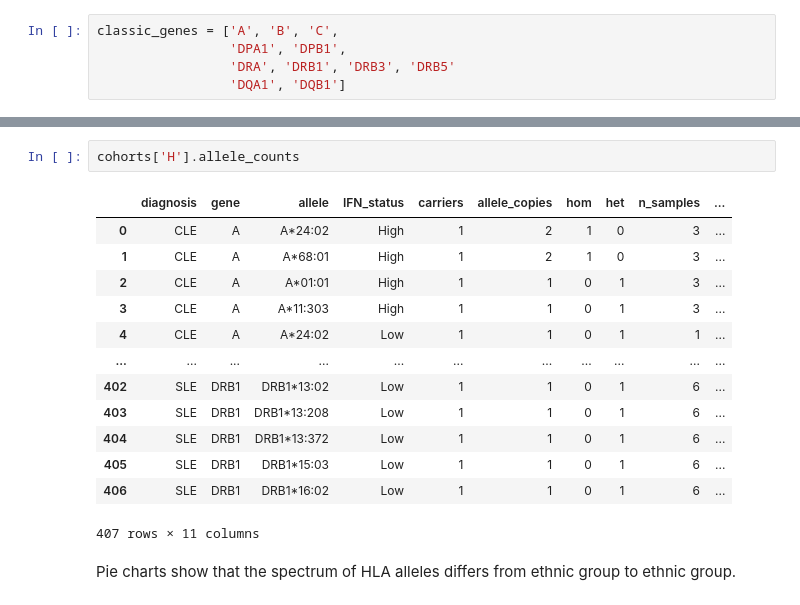
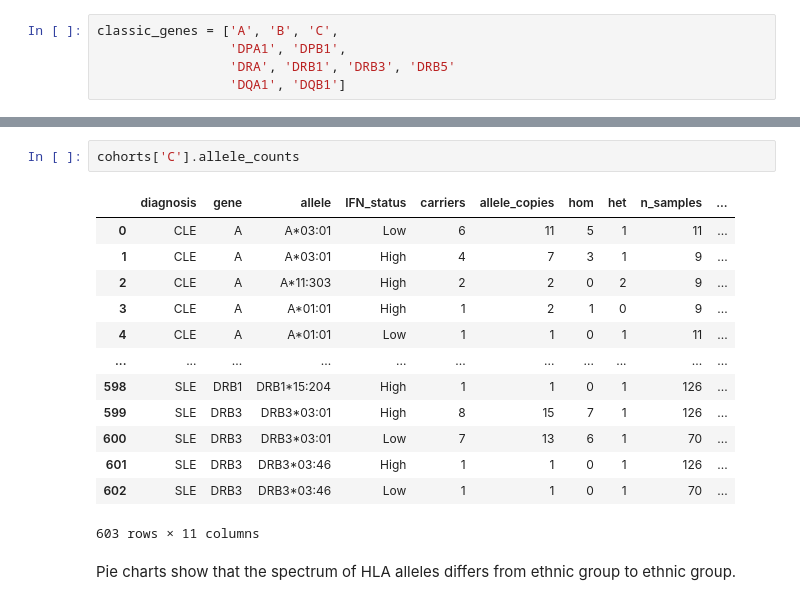
Before and after one commit to a-senkovenko/SKO-1, a Jupyter notebook: notebooks/hla_analysis.ipynb, the cells around one changed output, grey strips where cells are left out. Saved outputs shown, nothing was run; the diff lists cells and outputs as text.

```diff
--- a/notebooks/hla_analysis.ipynb
+++ b/notebooks/hla_analysis.ipynb
@@ -184,21 +184,21 @@ PROCESSING H-SAMPLES FOR FISHER TEST
 57 alleles were skipped due to low carrier count (< 3):
 A*03:01, A*11:303, A*30:02, A*33:01, A*68:01, A*24:02, A*24:459, A*30:163, B*07:02, B*08:282, B*14:01, B*14:79N, B*50:01, B*55:01, B*44:419, B*51:01, B*52:01, B*57:03, C*07:746N, C*02:02, C*02:10, C*0 ...
 # %%
-cohorts['H'].allele_counts
+cohorts['C'].allele_counts
 # %% [output]
 |  | diagnosis | gene | allele | IFN_status | carriers | allele_copies | hom | het | n_samples | ... |
-| 0 | CLE | A | A*24:02 | High | 1 | 2 | 1 | 0 | 3 | ... |
-| 1 | CLE | A | A*68:01 | High | 1 | 2 | 1 | 0 | 3 | ... |
-| 2 | CLE | A | A*01:01 | High | 1 | 1 | 0 | 1 | 3 | ... |
-| 3 | CLE | A | A*11:303 | High | 1 | 1 | 0 | 1 | 3 | ... |
-| 4 | CLE | A | A*24:02 | Low | 1 | 1 | 0 | 1 | 1 | ... |
+| 0 | CLE | A | A*03:01 | Low | 6 | 11 | 5 | 1 | 11 | ... |
+| 1 | CLE | A | A*03:01 | High | 4 | 7 | 3 | 1 | 9 | ... |
+| 2 | CLE | A | A*11:303 | High | 2 | 2 | 0 | 2 | 9 | ... |
+| 3 | CLE | A | A*01:01 | High | 1 | 2 | 1 | 0 | 9 | ... |
+| 4 | CLE | A | A*01:01 | Low | 1 | 1 | 0 | 1 | 11 | ... |
 | ... | ... | ... | ... | ... | ... | ... | ... | ... | ... | ... |
-| 402 | SLE | DRB1 | DRB1*13:02 | Low | 1 | 1 | 0 | 1 | 6 | ... |
-| 403 | SLE | DRB1 | DRB1*13:208 | Low | 1 | 1 | 0 | 1 | 6 | ... |
-| 404 | SLE | DRB1 | DRB1*13:372 | Low | 1 | 1 | 0 | 1 | 6 | ... |
-| 405 | SLE | DRB1 | DRB1*15:03 | Low | 1 | 1 | 0 | 1 | 6 | ... |
-| 406 | SLE | DRB1 | DRB1*16:02 | Low | 1 | 1 | 0 | 1 | 6 | ... |
+| 598 | SLE | DRB1 | DRB1*15:204 | High | 1 | 1 | 0 | 1 | 126 | ... |
+| 599 | SLE | DRB3 | DRB3*03:01 | High | 8 | 15 | 7 | 1 | 126 | ... |
+| 600 | SLE | DRB3 | DRB3*03:01 | Low | 7 | 13 | 6 | 1 | 70 | ... |
+| 601 | SLE | DRB3 | DRB3*03:46 | High | 1 | 1 | 0 | 1 | 126 | ... |
+| 602 | SLE | DRB3 | DRB3*03:46 | Low | 1 | 1 | 0 | 1 | 70 | ... |
-407 rows × 11 columns
+603 rows × 11 columns
 # %% [markdown]
 Pie charts show that the spectrum of HLA alleles differs from ethnic group to ethnic group.
 # %%
```
Also changed, not shown: parts of 7 cells of this notebook, 2 other files.
